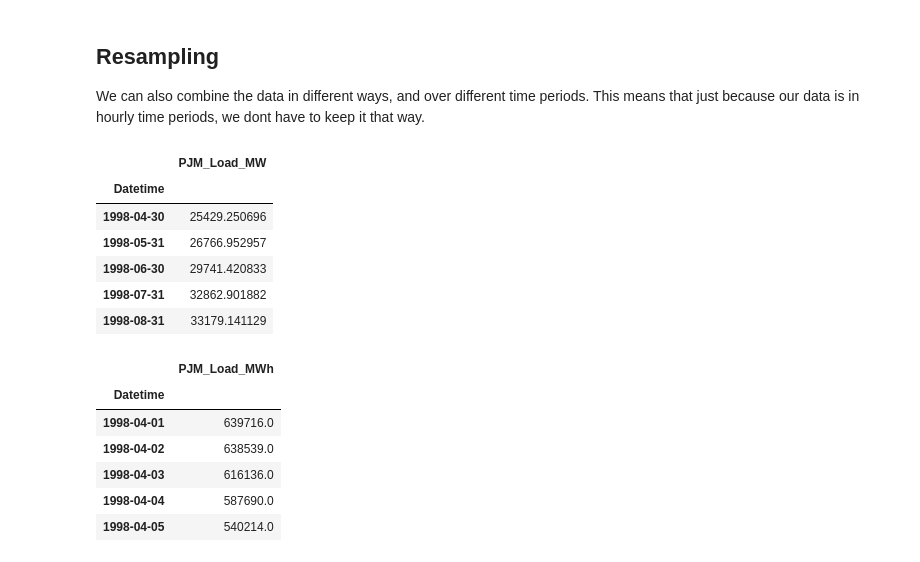
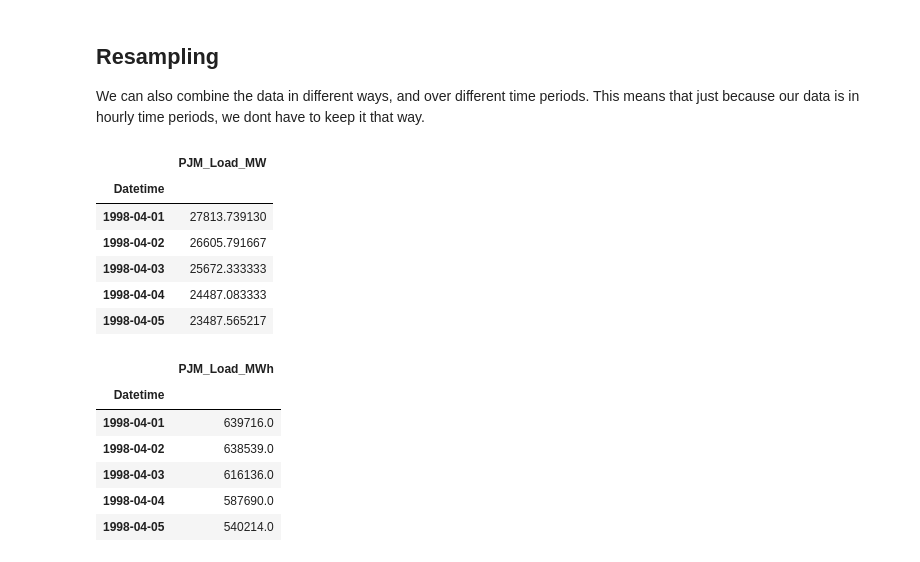
Before and after one commit to rachelkberryman/DSR_Pandas, a Jupyter notebook: 2. Summarizing, Aggregating and Grouping-Answers.ipynb, the cells around one changed output. Drawn from its saved outputs; the diff is of its cells as text; code cells hidden in the pictures.

```diff
--- a/2. Summarizing, Aggregating and Grouping-Answers.ipynb
+++ b/2. Summarizing, Aggregating and Grouping-Answers.ipynb
@@ -658,16 +630,16 @@ We can also combine the data in different ways, and over different time periods.
 This means that just because our data is in hourly time periods, we dont have to keep it that way.
 # %%
 # We can get the average load over a day:
-daily_avg_energy = energy.resample('M').mean()
+daily_avg_energy = energy.resample('D').mean()
 daily_avg_energy.head()
 # %% [output]
 |  | PJM_Load_MW |
 | Datetime |  |
-| 1998-04-30 | 25429.250696 |
-| 1998-05-31 | 26766.952957 |
-| 1998-06-30 | 29741.420833 |
-| 1998-07-31 | 32862.901882 |
-| 1998-08-31 | 33179.141129 |
+| 1998-04-01 | 27813.739130 |
+| 1998-04-02 | 26605.791667 |
+| 1998-04-03 | 25672.333333 |
+| 1998-04-04 | 24487.083333 |
+| 1998-04-05 | 23487.565217 |
 # %%
 # We can also get the total MWh used in a day:
 daily_energy = energy.resample('D').sum()
```
Also changed, not shown: parts of 24 cells of this notebook, 6 other files.
